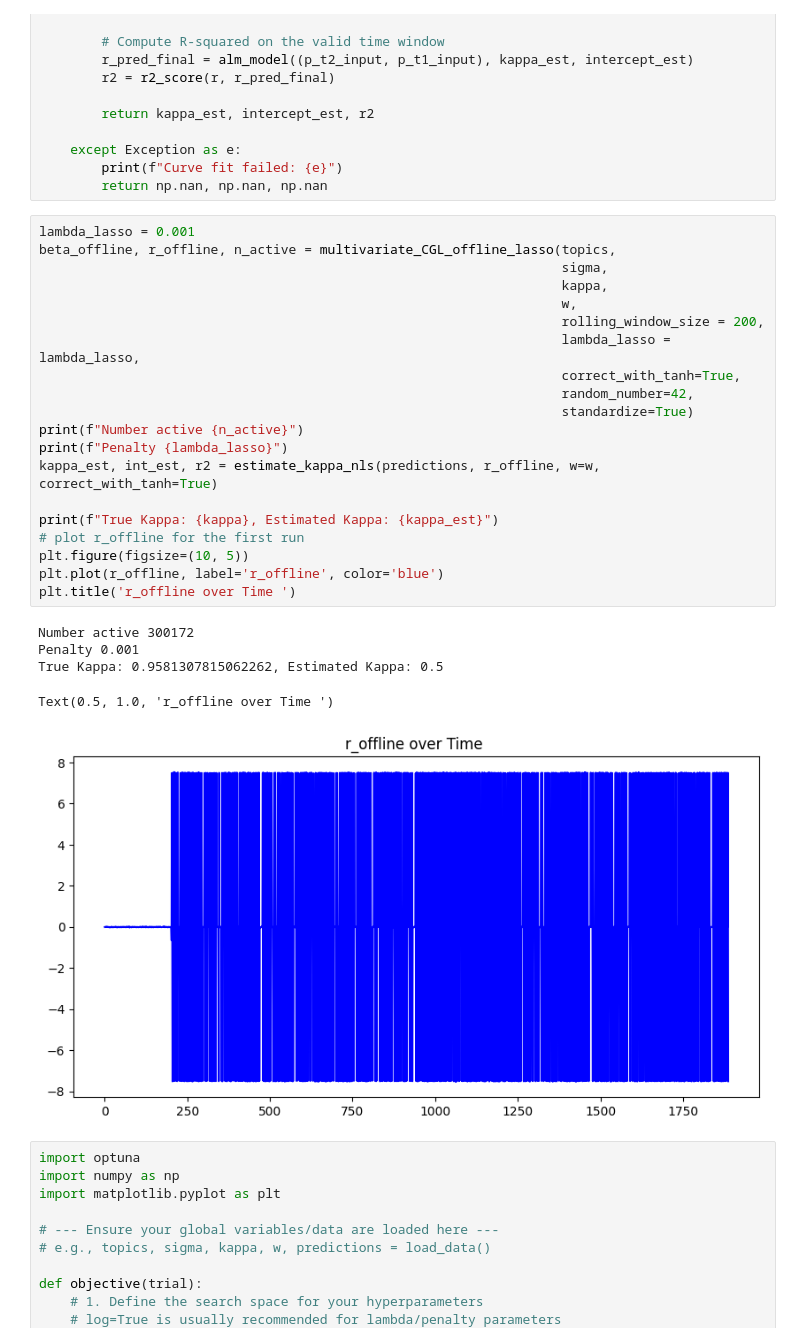
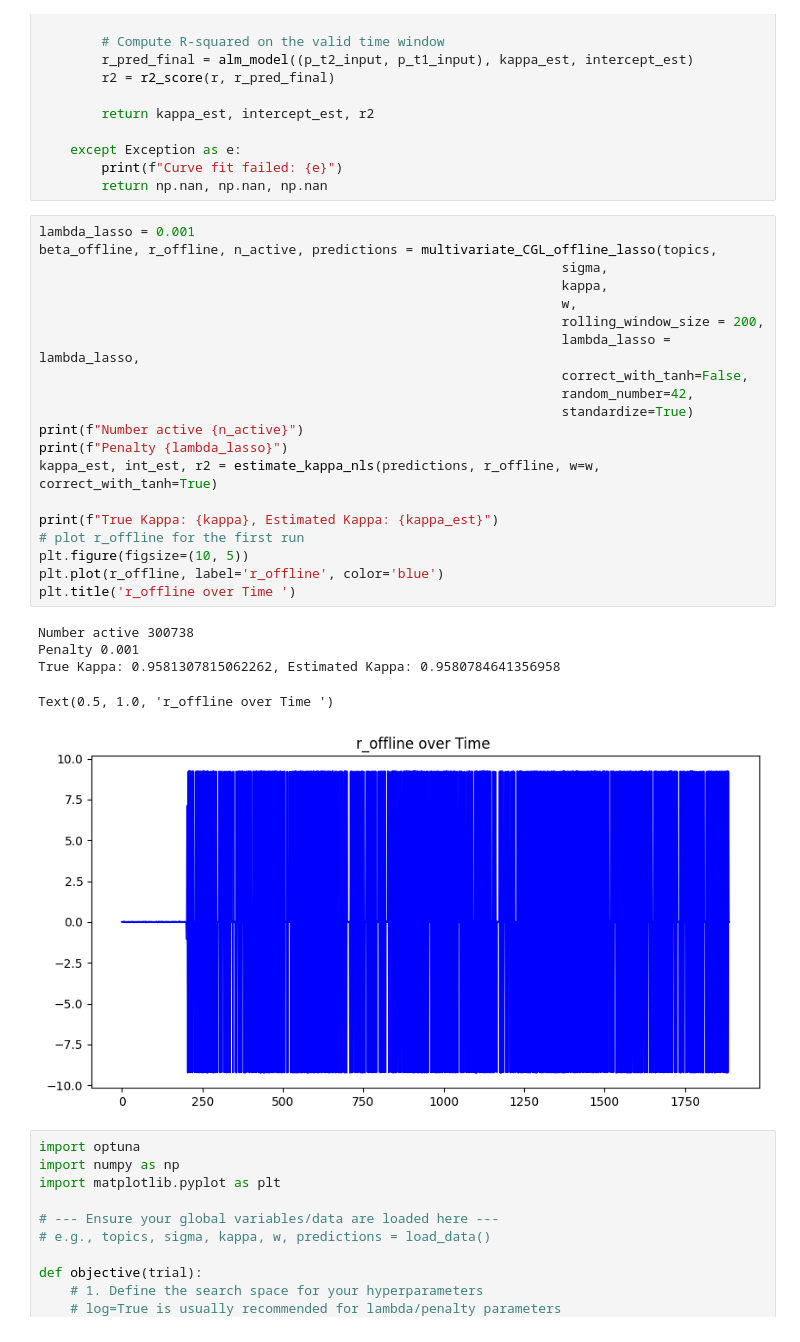
Before and after one commit to TommasoDF/Lasso_paper, a Jupyter notebook: Theory/simulate_with_topics_v2.ipynb, the cells around one changed output. Cells and saved outputs as stored; diff of their text form.

```diff
--- a/Theory/simulate_with_topics_v2.ipynb
+++ b/Theory/simulate_with_topics_v2.ipynb
@@ -230,30 +299,30 @@ def estimate_kappa_nls(predictions, r_offline, w, correct_with_tanh=True, rollin
         return np.nan, np.nan, np.nan
 # %%
 lambda_lasso = 0.001
-beta_offline, r_offline, n_active = multivariate_CGL_offline_lasso(topics,
+beta_offline, r_offline, n_active, predictions = multivariate_CGL_offline_lasso(topics,
                                                                    sigma,
                                                                    kappa,
                                                                    w,
                                                                    rolling_window_size = 200,
                                                                    lambda_lasso = lambda_lasso,
-                                                                   correct_with_tanh=True,
+                                                                   correct_with_tanh=False,
                                                                    random_number=42,
                                                                    standardize=True)
 print(f"Number active {n_active}")
 print(f"Penalty {lambda_lasso}")
 kappa_est, int_est, r2 = estimate_kappa_nls(predictions, r_offline, w=w, correct_with_tanh=True)
 
 print(f"True Kappa: {kappa}, Estimated Kappa: {kappa_est}")
 # plot r_offline for the first run
 plt.figure(figsize=(10, 5))
 plt.plot(r_offline, label='r_offline', color='blue')
 plt.title('r_offline over Time ')
 # %% [output]
-Number active 300172
+Number active 300738
 Penalty 0.001
-True Kappa: 0.9581307815062262, Estimated Kappa: 0.5
+True Kappa: 0.9581307815062262, Estimated Kappa: 0.9580784641356958
 Text(0.5, 1.0, 'r_offline over Time ')
-[figure, old version]
+[figure, new version]
 # %%
 import optuna
 import numpy as np
```
Also changed, not shown: parts of 5 cells of this notebook.
